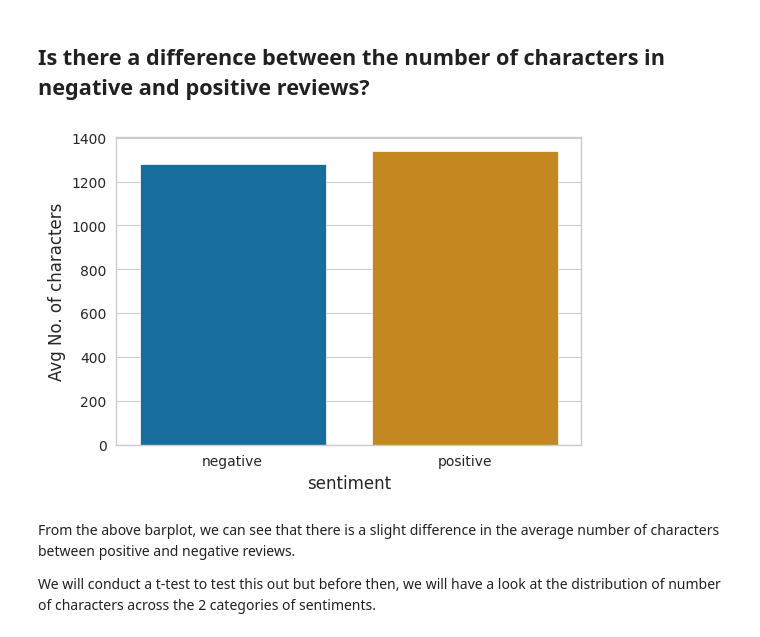
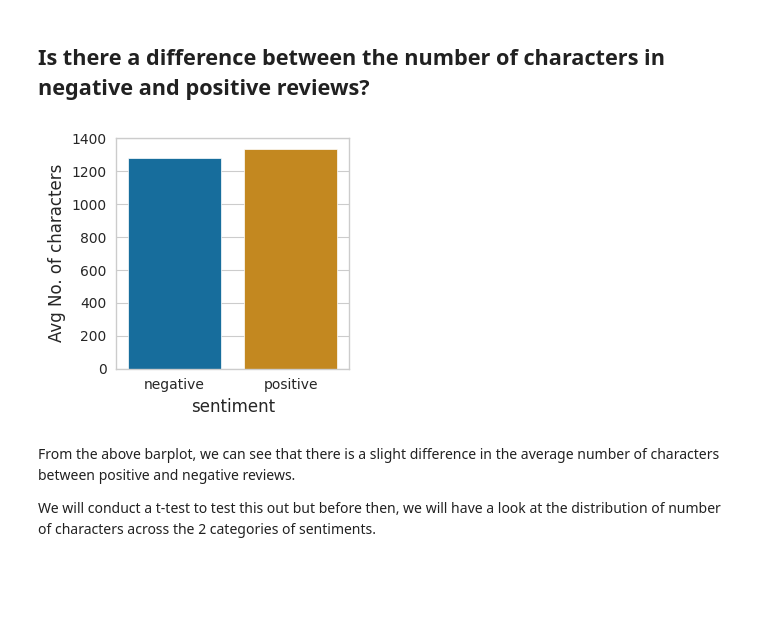
Before and after one commit to noah1-alt/sentiment-analysis, a Jupyter notebook: futureintern-ml-02.ipynb, the cells around one changed output. Cells and saved outputs as stored; diff of their text form; code cells hidden in the pictures; blank space fills up the shorter version.

```diff
--- a/futureintern-ml-02.ipynb
+++ b/futureintern-ml-02.ipynb
@@ -95,14 +99,14 @@ From the above countplot, we can see that negative and positive reviews are bala
 # %%
 ## Creating a new column of number of characters in reviews.
 tqdm.pandas()
 movies_df['num_char'] = movies_df['review'].progress_apply(lambda x: len(x))
 # Plotting a barplot of average num_char vs sentiment
-plt.figure(figsize = (6,4))
+plt.figure(figsize = (3,3))
 sns.barplot(data = movies_df, x = 'sentiment', y = 'num_char', ci = False)
 plt.ylabel('Avg No. of characters')
 plt.show()
 # %% [output]
-[figure, old version]
+[figure, new version]
 # %% [markdown]
 From the above barplot, we can see that there is a slight difference in the average number of characters between positive and negative reviews.
 
```
Also changed, not shown: parts of 20 cells of this notebook.
